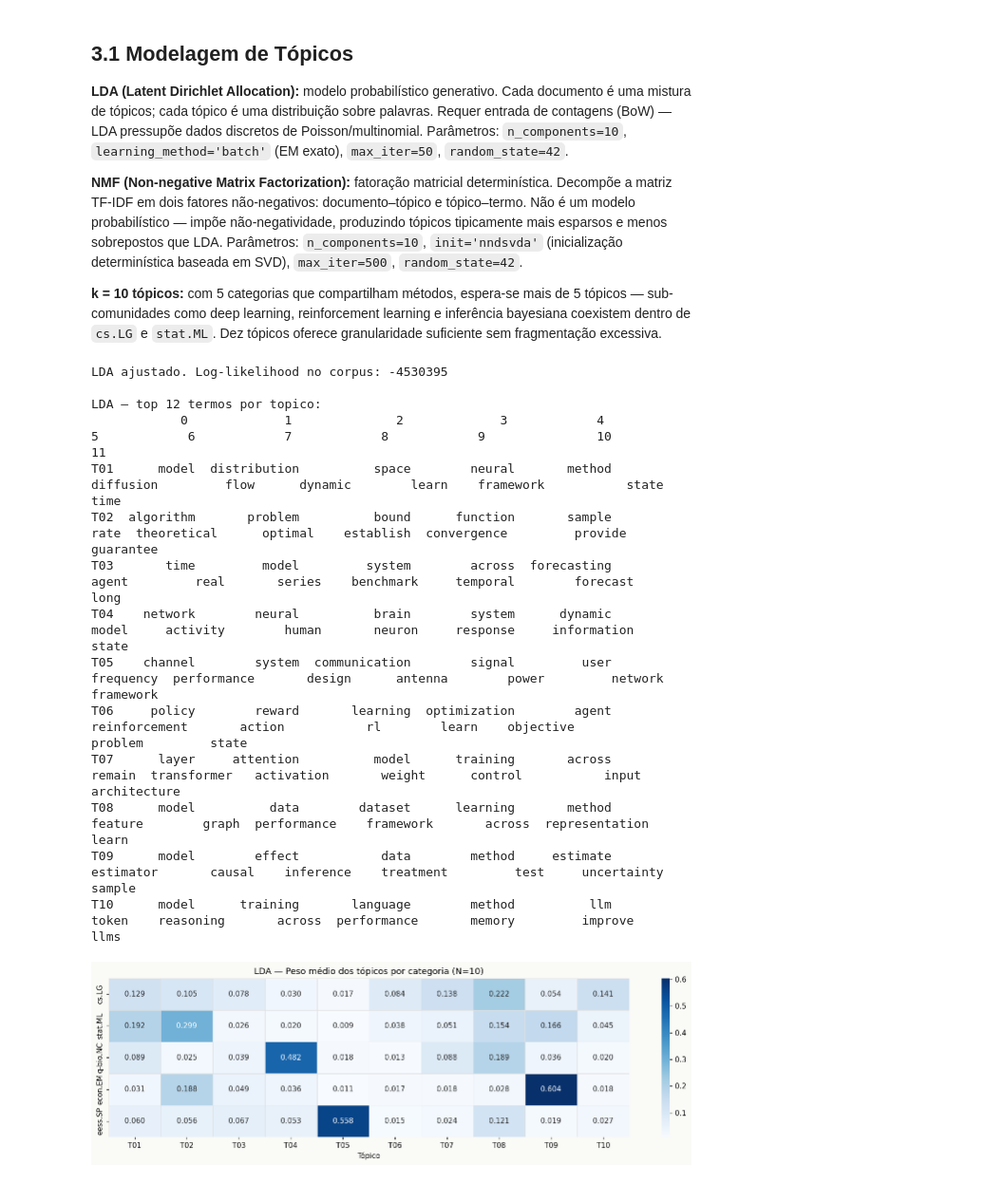
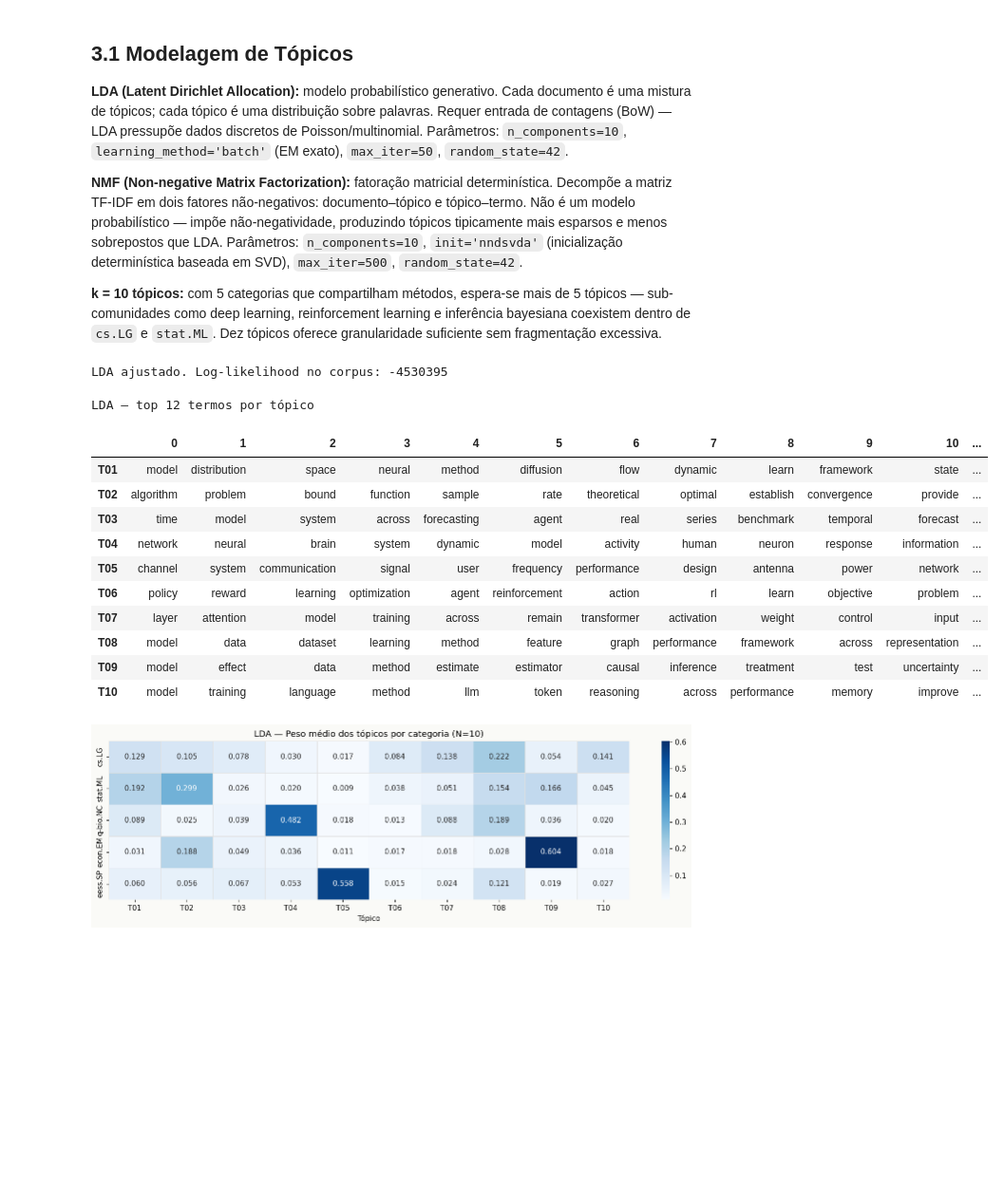
Before and after one commit to danimoreira90/arxiv-nlp-pipeline, a Jupyter notebook: notebook.ipynb, the cells around one changed output. Shown at 95% size. Cells and saved outputs as stored; diff of their text form; code cells hidden in the pictures; blank space fills up the shorter version.

```diff
--- a/notebook.ipynb
+++ b/notebook.ipynb
@@ -954,41 +994,39 @@ Imports OK
 # %%
 # ── 3.1a LDA (usa bow_matrix da Fase 2) ──────────────────────────────
 lda = LatentDirichletAllocation(
     n_components=N_TOPICS,
     max_iter=50,
     learning_method='batch',
     random_state=42,
 )
 lda.fit(bow_matrix)
 print(f'LDA ajustado. Log-likelihood no corpus: {lda.score(bow_matrix):.0f}')
 
 bow_fn = np.array(bow.get_feature_names_out())
 
 def show_topics(components, feature_names, n=12):
     rows = {}
     for i, comp in enumerate(components):
         top_idx = np.argsort(comp)[::-1][:n]
         rows[f'T{i+1:02d}'] = [feature_names[j] for j in top_idx]
     return pd.DataFrame(rows).T
 
 lda_top = show_topics(lda.components_, bow_fn)
-print(f'\nLDA — top 12 termos por topico:')
-print(lda_top.to_string())
+display(lda_top.style.set_caption('LDA — top 12 termos por tópico'))
 # %% [output]
 LDA ajustado. Log-likelihood no corpus: -4530395
-
-LDA — top 12 termos por topico:
-            0             1              2             3            4              5            6            7            8            9               10            11
-T01      model  distribution          space        neural       method      diffusion         flow      dynamic        learn    framework           state          time
-T02  algorithm       problem          bound      function       sample           rate  theoretical      optimal    establish  convergence         provide     guarantee
-T03       time         model         system        across  forecasting          agent         real       series    benchmark     temporal        forecast          long
-T04    network        neural          brain        system      dynamic          model     activity        human       neuron     response     information         state
-T05    channel        system  communication        signal         user      frequency  performance       design      antenna        power         network     framework
-T06     policy        reward       learning  optimization        agent  reinforcement       action           rl        learn    objective         problem         state
-T07      layer     attention          model      training       across         remain  transformer   activation       weight      control           input  architecture
-T08      model          data        dataset      learning       method        feature        graph  performance    framework       across  representation         learn
-T09      model        effect           data        method     estimate      estimator       causal    inference    treatment         test     uncertainty        sample
-T10      model      training       language        method          llm          token    reasoning       across  performance       memory         improve          llms
+LDA — top 12 termos por tópico
+|  | 0 | 1 | 2 | 3 | 4 | 5 | 6 | 7 | 8 | 9 | 10 | ... |
+| T01 | model | distribution | space | neural | method | diffusion | flow | dynamic | learn | framework | state | ... |
+| T02 | algorithm | problem | bound | function | sample | rate | theoretical | optimal | establish | convergence | provide | ... |
+| T03 | time | model | system | across | forecasting | agent | real | series | benchmark | temporal | forecast | ... |
+| T04 | network | neural | brain | system | dynamic | model | activity | human | neuron | response | information | ... |
+| T05 | channel | system | communication | signal | user | frequency | performance | design | antenna | power | network | ... |
+| T06 | policy | reward | learning | optimization | agent | reinforcement | action | rl | learn | objective | problem | ... |
+| T07 | layer | attention | model | training | across | remain | transformer | activation | weight | control | input | ... |
+| T08 | model | data | dataset | learning | method | feature | graph | performance | framework | across | representation | ... |
+| T09 | model | effect | data | method | estimate | estimator | causal | inference | treatment | test | uncertainty | ... |
+| T10 | model | training | language | method | llm | token | reasoning | across | performance | memory | improve | ... |
 # %%
 # ── LDA: distribuição média de tópicos por categoria ─────────────────
 doc_topic_lda = lda.transform(bow_matrix)
```
Also changed, not shown: parts of 18 cells of this notebook.
